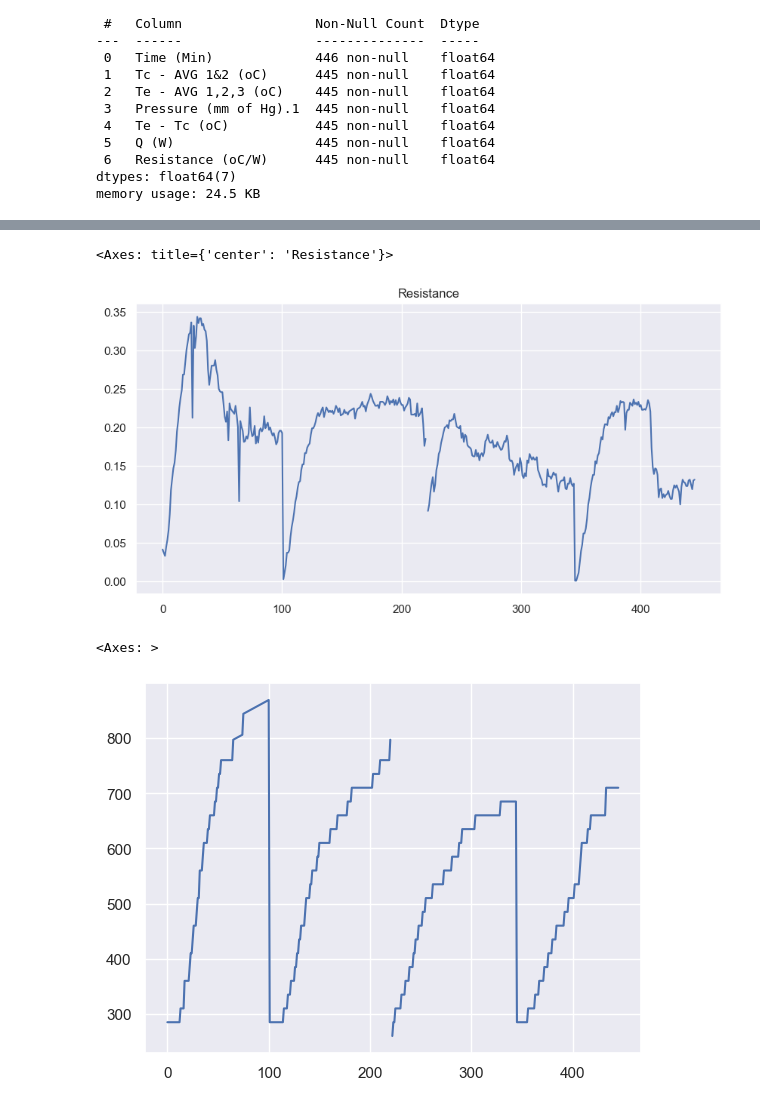
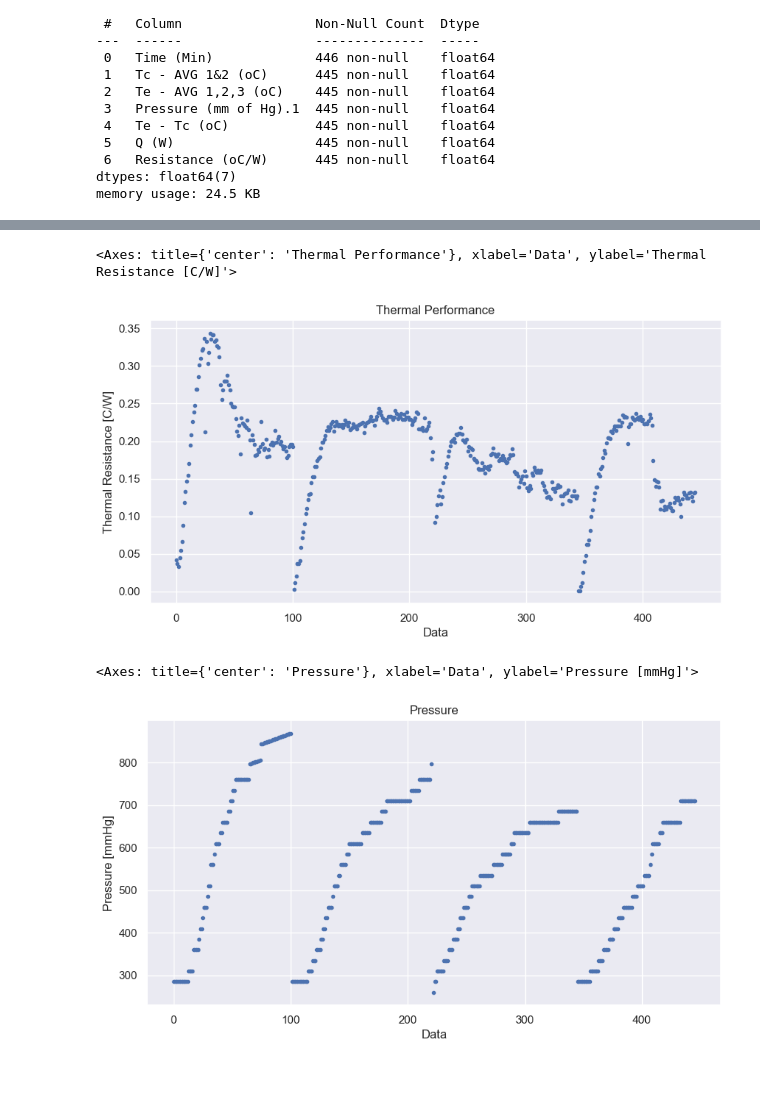
Before and after one commit to nirmalparmarphd/PulseHeatPipe, a Jupyter notebook: data_prep.ipynb, the cells around one changed output, grey strips where cells are left out. Saved outputs shown, nothing was run; the diff lists cells and outputs as text; code cells hidden in the pictures; blank space fills up the shorter version.

```diff
--- a/data_prep.ipynb
+++ b/data_prep.ipynb
@@ -85,12 +84,18 @@ df[['Tc - AVG 1&2 (oC)', 'Te - AVG 1,2,3 (oC)']].plot(style='-',
 # %%
-df['Resistance (oC/W)'].plot(style='-',
+df['Resistance (oC/W)'].plot(style='.',
                              figsize=(10,5),
-                             title =  'Resistance')
+                             title =  'Thermal Performance',
+                             xlabel='Data',
+                             ylabel='Thermal Resistance [C/W]')
 # %% [output]
-<Axes: title={'center': 'Resistance'}>
+<Axes: title={'center': 'Thermal Performance'}, xlabel='Data', ylabel='Thermal Resistance [C/W]'>
-[figure, old version]
+[figure, new version]
 # %%
-df['Pressure (mm of Hg).1'].plot()
+df['Pressure (mm of Hg).1'].plot(style='.',
+                                 figsize=(10,5),
+                                 title='Pressure',
+                                 xlabel='Data',
+                                 ylabel='Pressure [mmHg]')
 # %% [output]
-<Axes: >
+<Axes: title={'center': 'Pressure'}, xlabel='Data', ylabel='Pressure [mmHg]'>
-[figure, old version]
+[figure, new version]
```
Also changed, not shown: parts of 6 cells of this notebook, 3 other files.
